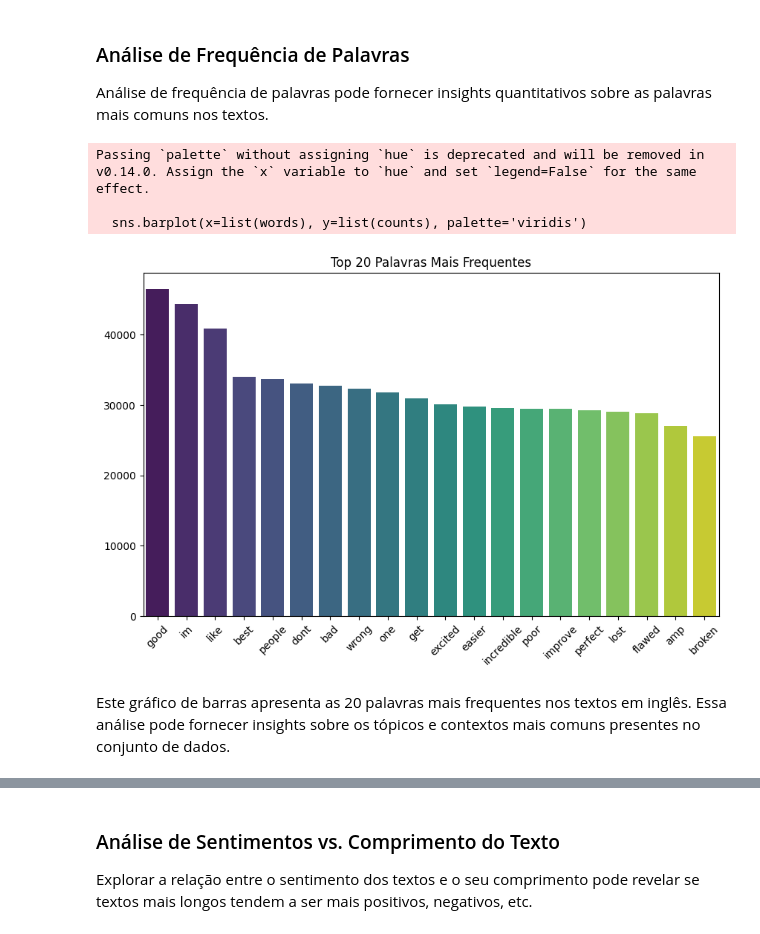
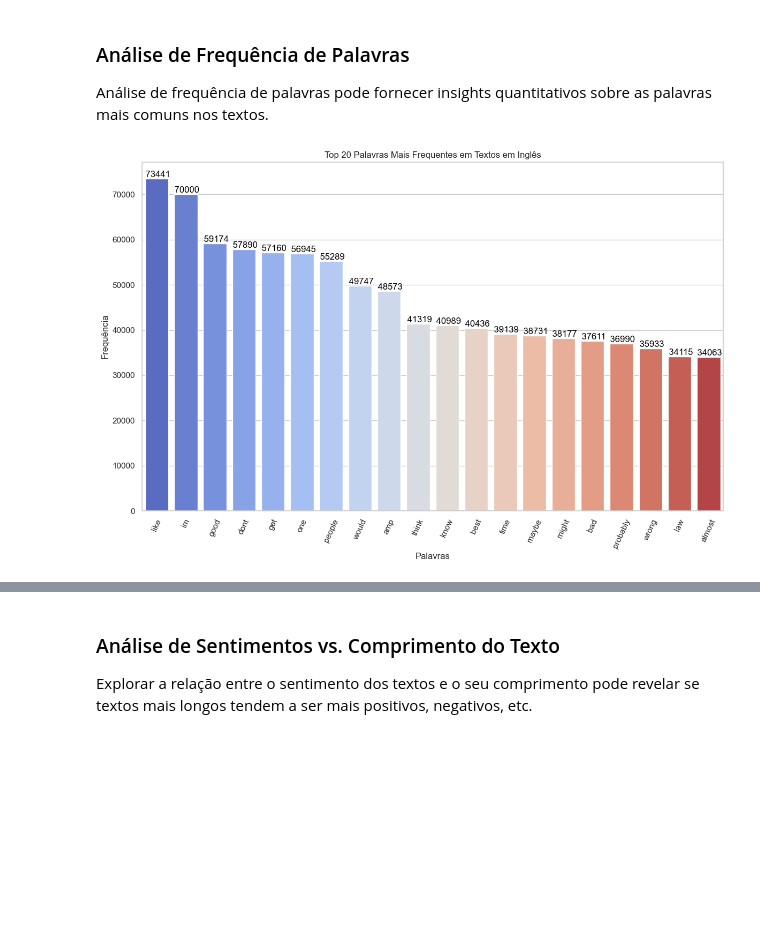
Before and after one commit to ICEI-PUC-Minas-PMV-SI/pmv-si-2024-1-pe7-t1-twittersentimentanalysis, a Jupyter notebook: src/00_EDA.ipynb, the cells around one changed output, grey strips where cells are left out. Saved outputs shown, nothing was run; the diff lists cells and outputs as text; code cells hidden in the pictures; blank space fills up the shorter version.

```diff
--- a/src/00_EDA.ipynb
+++ b/src/00_EDA.ipynb
@@ -269,7 +298,7 @@ Name: proportion, dtype: float64
 df_english = df[df['Language'] == 'en']
 
 # Selecionando apenas postagens com rótulo positivo	e negativo
-df_english = df_english[df_english['Label'].isin(['positive', 'negative'])]
+#df_english = df_english[df_english['Label'].isin(['positive', 'negative'])]
 # %%
 # Verificando o balanceamento de rótulos
 df_english['Label'].value_counts()
@@ -385,10 +442,13 @@ As Word Clouds separadas para tweets positivos e negativos nos permitem comparar
 ### Boxplot do Comprimento dos Textos
 Vamos visualizar a distribuição do comprimento dos textos em inglês para identificar possíveis outliers.
 # %%
-df_english['Text_Length'] = df_english['Clean_Text'].apply(len)
 plt.figure(figsize=(10, 6))
-sns.boxplot(x='Text_Length', data=df_english)
+sns.boxplot(x='Text_Length', data=df_english, color='lightblue')
 plt.title('Boxplot do Comprimento dos Textos em Inglês')
 plt.xlabel('Comprimento do Texto')
+
+# Ajusta o layout para evitar cortes
+plt.tight_layout()
+
 plt.show()
 # %% [output]
@@ -401,21 +467,30 @@ Análise de frequência de palavras pode fornecer insights quantitativos sobre a
 # %%
 from collections import Counter
 
 # Contar as palavras nos textos limpos
 word_counts = Counter(" ".join(df_english['Clean_Text']).split())
 most_common_words = word_counts.most_common(20)
 
+# Descompactar palavras e contagens
+words, counts = zip(*most_common_words)
+
 # Plotar as palavras mais comuns
-plt.figure(figsize=(10, 6))
-words, counts = zip(*most_common_words)
-sns.barplot(x=list(words), y=list(counts), palette='viridis')
-plt.title('Top 20 Palavras Mais Frequentes')
-plt.xticks(rotation=45)
+plt.figure(figsize=(12, 8))
+sns.barplot(x=list(words), y=list(counts), palette='coolwarm')
+
+# Adicionar etiquetas em cada barra com a contagem exata
+for i, (word, count) in enumerate(most_common_words):
+    plt.text(i, count, f' {count}', ha='center', va='bottom', color='black')
+
+plt.title('Top 20 Palavras Mais Frequentes em Textos em Inglês')
+plt.xlabel('Palavras')
+plt.ylabel('Frequência')
+plt.xticks(rotation=65)  # Rotação ajustada para evitar sobreposição
+
+# Ajustar layout para garantir que o texto não seja cortado
+plt.tight_layout()
+
+# Mostrar o gráfico
 plt.show()
 # %% [output]
-Passing `palette` without assigning `hue` is deprecated and will be removed in v0.14.0. Assign the `x` variable to `hue` and set `legend=False` for the same effect.
-
-  sns.barplot(x=list(words), y=list(counts), palette='viridis')
-[figure, old version]
+[figure, new version]
-# %% [markdown]
-Este gráfico de barras apresenta as 20 palavras mais frequentes nos textos em inglês. Essa análise pode fornecer insights sobre os tópicos e contextos mais comuns presentes no conjunto de dados.
```
Also changed, not shown: parts of 38 cells of this notebook.
